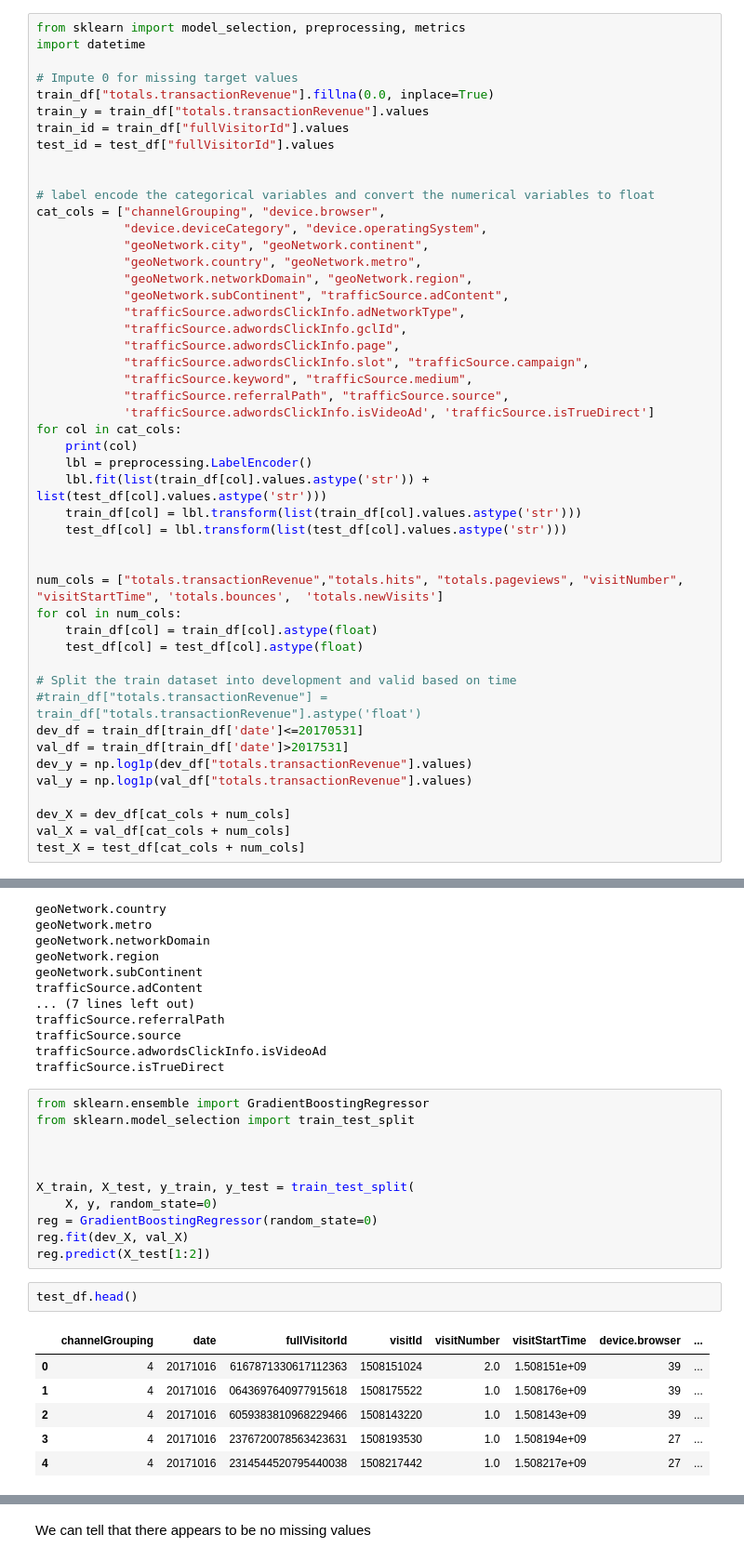
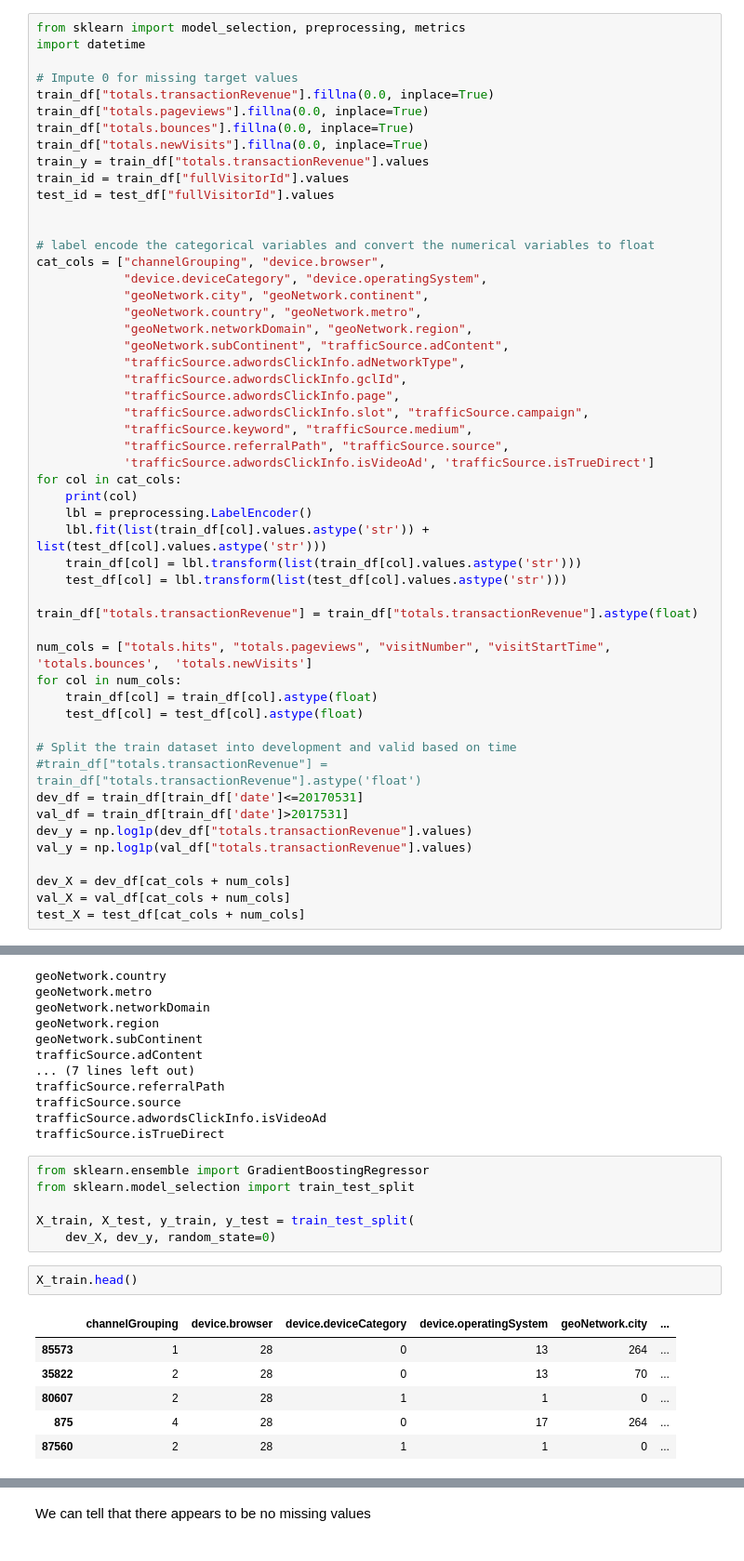
Before and after one commit to SteffenLG/DAT158-Oblig2, a Jupyter notebook: DAT158-Oblig2.ipynb, the cells around one changed output, grey strips where cells are left out. Shown: that part at 93% size. Cells and saved outputs as stored; diff of their text form.

```diff
--- a/DAT158-Oblig2.ipynb
+++ b/DAT158-Oblig2.ipynb
@@ -89,6 +89,9 @@ import datetime
 
 # Impute 0 for missing target values
 train_df["totals.transactionRevenue"].fillna(0.0, inplace=True)
+train_df["totals.pageviews"].fillna(0.0, inplace=True)
+train_df["totals.bounces"].fillna(0.0, inplace=True)
+train_df["totals.newVisits"].fillna(0.0, inplace=True)
 train_y = train_df["totals.transactionRevenue"].values
 train_id = train_df["fullVisitorId"].values
 test_id = test_df["fullVisitorId"].values
@@ -115,8 +118,9 @@ for col in cat_cols:
     train_df[col] = lbl.transform(list(train_df[col].values.astype('str')))
     test_df[col] = lbl.transform(list(test_df[col].values.astype('str')))
 
+train_df["totals.transactionRevenue"] = train_df["totals.transactionRevenue"].astype(float)
 
-num_cols = ["totals.transactionRevenue","totals.hits", "totals.pageviews", "visitNumber", "visitStartTime", 'totals.bounces',  'totals.newVisits']
+num_cols = ["totals.hits", "totals.pageviews", "visitNumber", "visitStartTime", 'totals.bounces',  'totals.newVisits']
 for col in num_cols:
     train_df[col] = train_df[col].astype(float)
     test_df[col] = test_df[col].astype(float)
@@ -153,19 +157,14 @@ trafficSource.isTrueDirect
 from sklearn.ensemble import GradientBoostingRegressor
 from sklearn.model_selection import train_test_split
 
-
-
 X_train, X_test, y_train, y_test = train_test_split(
-    X, y, random_state=0)
-reg = GradientBoostingRegressor(random_state=0)
-reg.fit(dev_X, val_X)
-reg.predict(X_test[1:2])
+    dev_X, dev_y, random_state=0)
 # %%
-test_df.head()
+X_train.head()
 # %% [output]
-|  | channelGrouping | date | fullVisitorId | visitId | visitNumber | visitStartTime | device.browser | ... |
-| 0 | 4 | 20171016 | 6167871330617112363 | 1508151024 | 2.0 | 1.508151e+09 | 39 | ... |
-| 1 | 4 | 20171016 | 0643697640977915618 | 1508175522 | 1.0 | 1.508176e+09 | 39 | ... |
-| 2 | 4 | 20171016 | 6059383810968229466 | 1508143220 | 1.0 | 1.508143e+09 | 39 | ... |
-| 3 | 4 | 20171016 | 2376720078563423631 | 1508193530 | 1.0 | 1.508194e+09 | 27 | ... |
-| 4 | 4 | 20171016 | 2314544520795440038 | 1508217442 | 1.0 | 1.508217e+09 | 27 | ... |
+|  | channelGrouping | device.browser | device.deviceCategory | device.operatingSystem | geoNetwork.city | ... |
+| 85573 | 1 | 28 | 0 | 13 | 264 | ... |
+| 35822 | 2 | 28 | 0 | 13 | 70 | ... |
+| 80607 | 2 | 28 | 1 | 1 | 0 | ... |
+| 875 | 4 | 28 | 0 | 17 | 264 | ... |
+| 87560 | 2 | 28 | 1 | 1 | 0 | ... |
```
Also changed, not shown: parts of 24 cells of this notebook.
